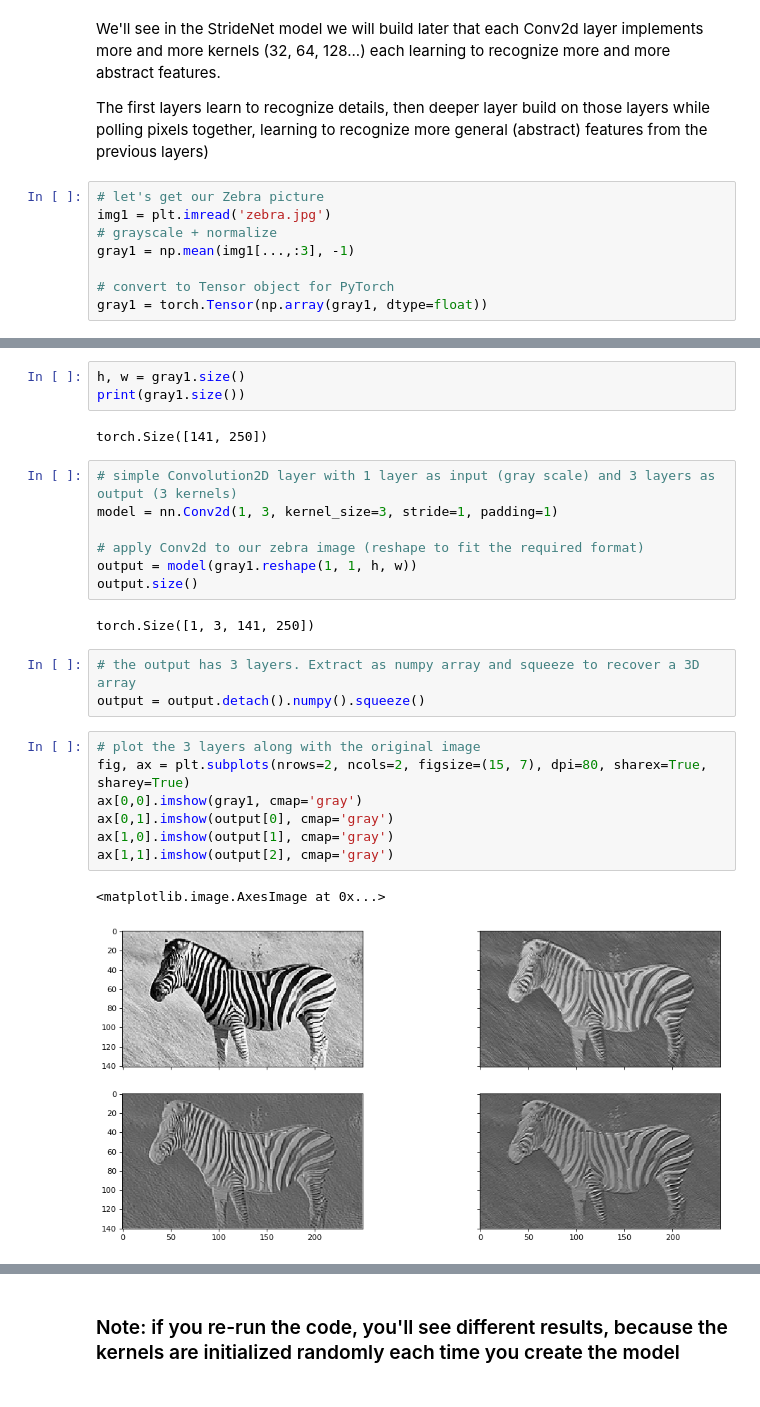
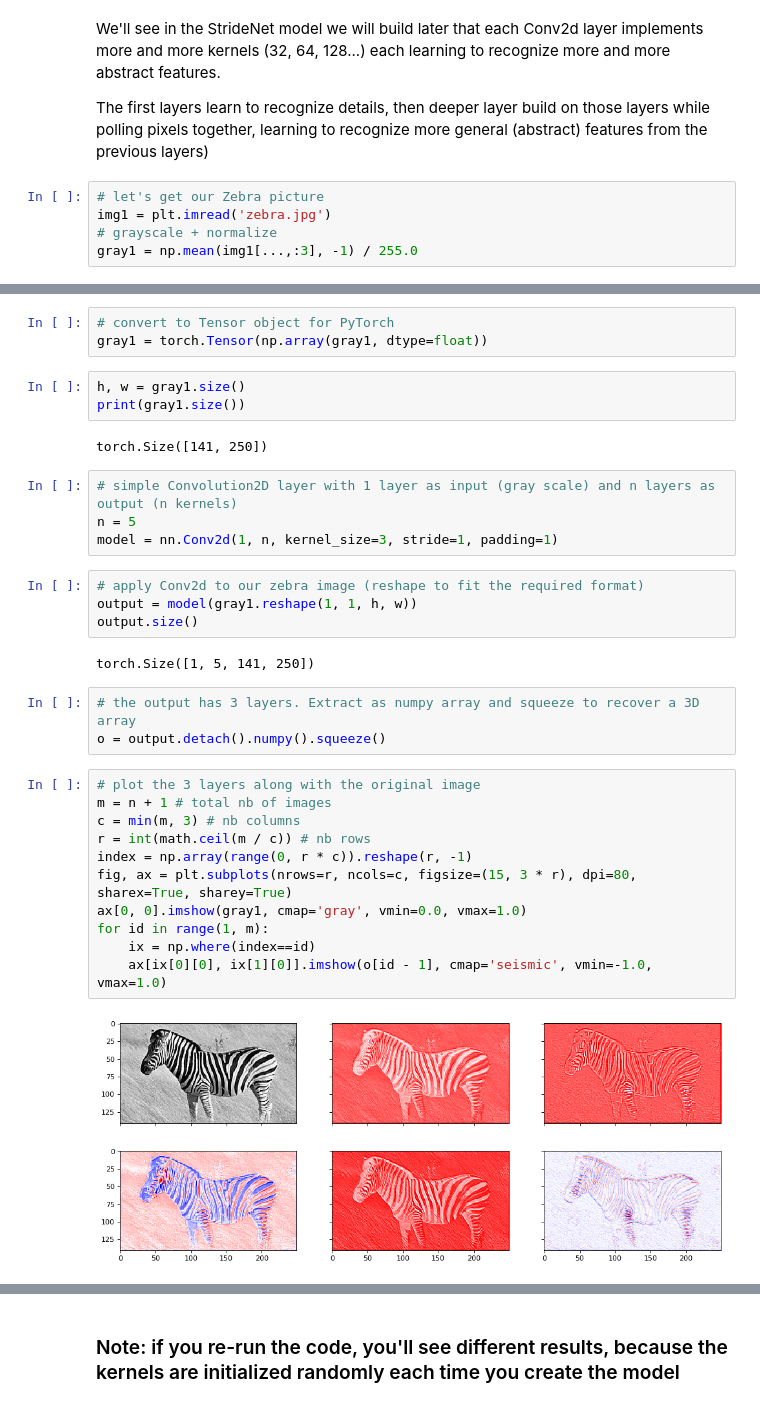
Before and after one commit to streamnsight/cnn, a Jupyter notebook: Intro to CNNs.ipynb, the cells around one changed output, grey strips where cells are left out. Saved outputs shown, nothing was run; the diff lists cells and outputs as text.

```diff
--- a/Intro to CNNs.ipynb
+++ b/Intro to CNNs.ipynb
@@ -50,7 +51,4 @@ The first layers learn to recognize details, then deeper layer build on those la
 # let's get our Zebra picture
 img1 = plt.imread('zebra.jpg')
 # grayscale + normalize
-gray1 = np.mean(img1[...,:3], -1)
-
-# convert to Tensor object for PyTorch
-gray1 = torch.Tensor(np.array(gray1, dtype=float))
+gray1 = np.mean(img1[...,:3], -1) / 255.0
@@ -57,27 +71,34 @@ gray1 = torch.Tensor(np.array(gray1, dtype=float))
+# %%
+# convert to Tensor object for PyTorch
+gray1 = torch.Tensor(np.array(gray1, dtype=float))
 # %%
 h, w = gray1.size()
 print(gray1.size())
 # %% [output]
 torch.Size([141, 250])
 # %%
-# simple Convolution2D layer with 1 layer as input (gray scale) and 3 layers as output (3 kernels)
-model = nn.Conv2d(1, 3, kernel_size=3, stride=1, padding=1)
-
-# apply Conv2d to our zebra image (reshape to fit the required format)
-output = model(gray1.reshape(1, 1, h, w))
-output.size()
+# simple Convolution2D layer with 1 layer as input (gray scale) and n layers as output (n kernels)
+n = 5
+model = nn.Conv2d(1, n, kernel_size=3, stride=1, padding=1)
-# %% [output]
-torch.Size([1, 3, 141, 250])
+# %%
+# apply Conv2d to our zebra image (reshape to fit the required format)
+output = model(gray1.reshape(1, 1, h, w))
+output.size()
+# %% [output]
+torch.Size([1, 5, 141, 250])
 # %%
 # the output has 3 layers. Extract as numpy array and squeeze to recover a 3D array
-output = output.detach().numpy().squeeze()
+o = output.detach().numpy().squeeze()
 # %%
 # plot the 3 layers along with the original image
-fig, ax = plt.subplots(nrows=2, ncols=2, figsize=(15, 7), dpi=80, sharex=True, sharey=True)
-ax[0,0].imshow(gray1, cmap='gray')
-ax[0,1].imshow(output[0], cmap='gray')
-ax[1,0].imshow(output[1], cmap='gray')
-ax[1,1].imshow(output[2], cmap='gray')
+m = n + 1 # total nb of images
+c = min(m, 3) # nb columns
+r = int(math.ceil(m / c)) # nb rows
+index = np.array(range(0, r * c)).reshape(r, -1)
+fig, ax = plt.subplots(nrows=r, ncols=c, figsize=(15, 3 * r), dpi=80, sharex=True, sharey=True)
+ax[0, 0].imshow(gray1, cmap='gray', vmin=0.0, vmax=1.0)
+for id in range(1, m):
+    ix = np.where(index==id)
+    ax[ix[0][0], ix[1][0]].imshow(o[id - 1], cmap='seismic', vmin=-1.0, vmax=1.0)
 # %% [output]
-<matplotlib.image.AxesImage at 0x...>
-[figure, old version]
+[figure, new version]
```
Also changed, not shown: parts of 37 cells of this notebook, 2 other files.
